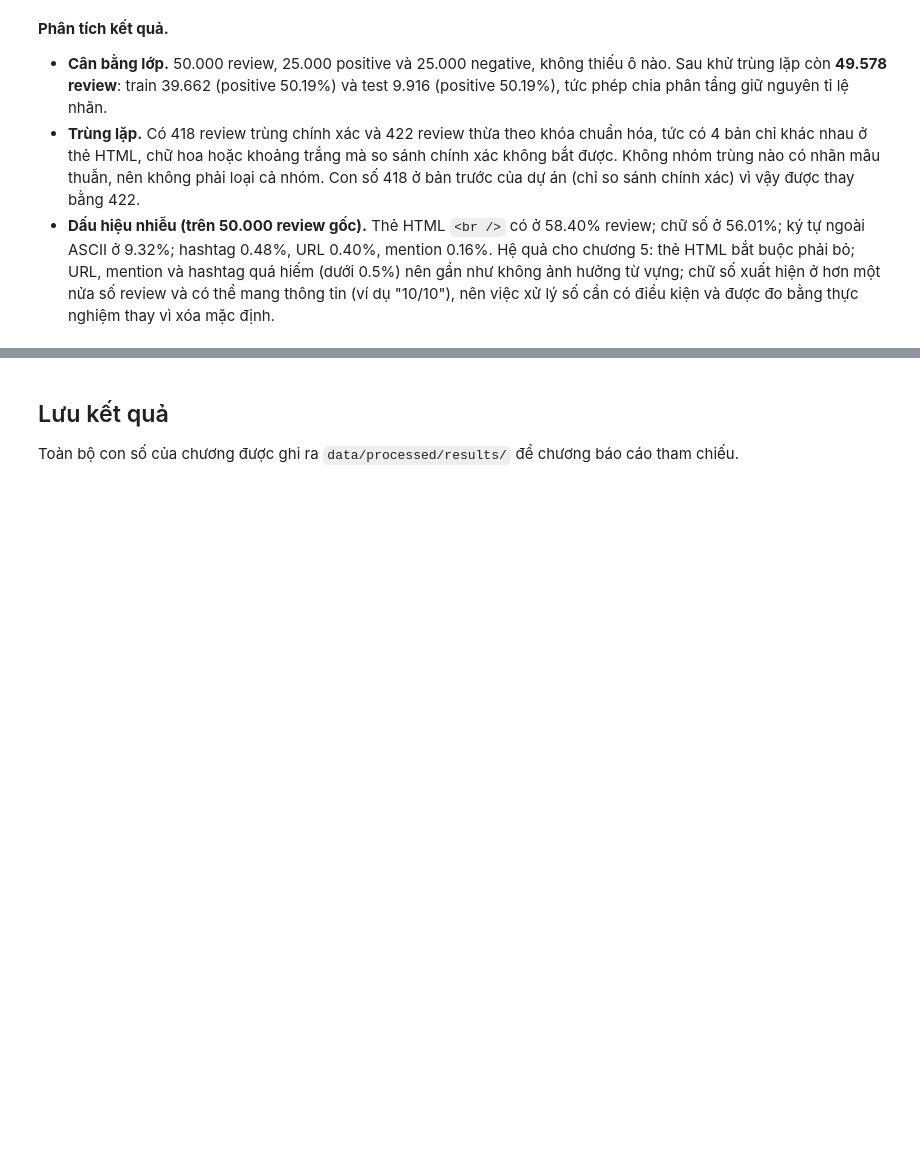
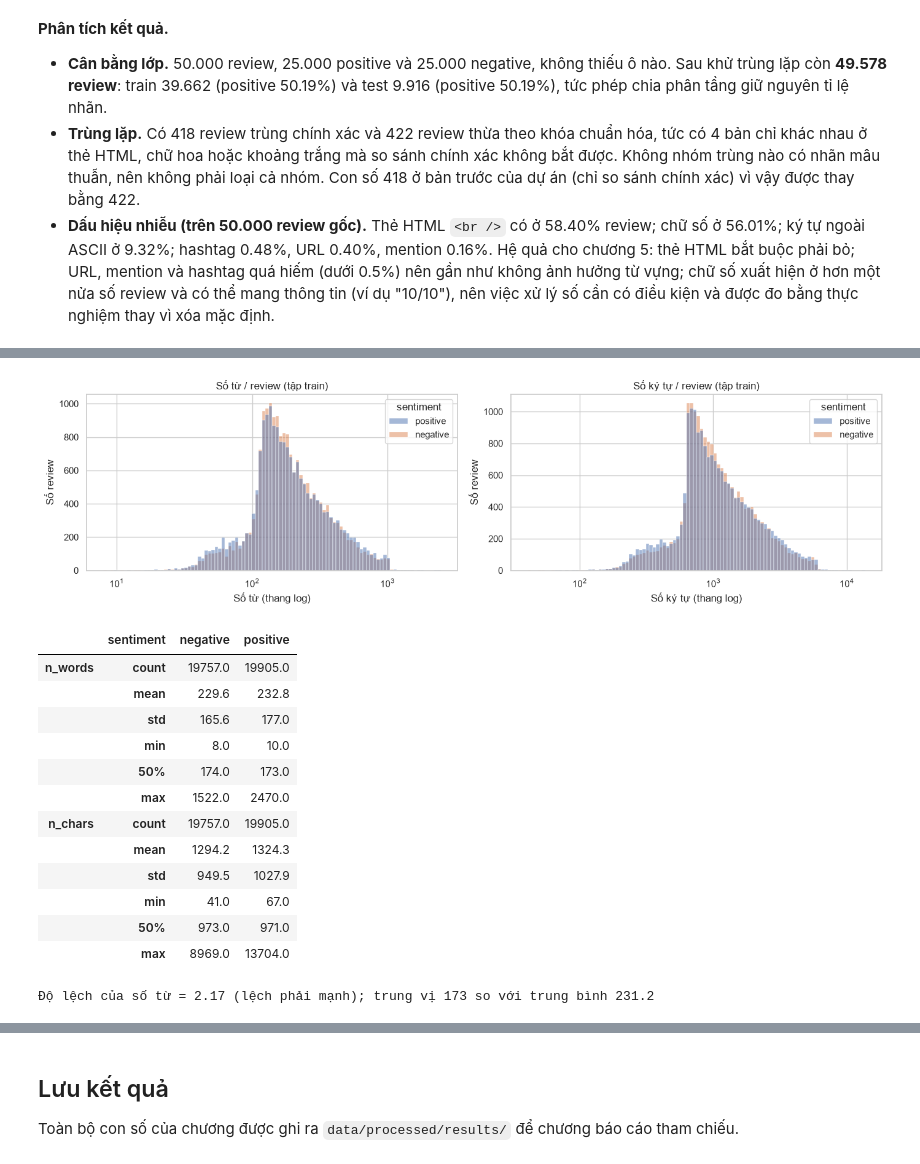
Before and after one commit to CaoThien1402/dm-preprocessing, a Jupyter notebook: book/04_text_eda.ipynb, the cells around one changed output, grey strips where cells are left out. Saved outputs shown, nothing was run; the diff lists cells and outputs as text; code cells hidden in the pictures; blank space fills up the shorter version.

```diff
--- a/book/04_text_eda.ipynb
+++ b/book/04_text_eda.ipynb
@@ -103,0 +116,36 @@ EDA dùng tập train: 39662 review (positive 19905, negative 19757)
+# %%
+train["n_chars"] = train["review"].str.len()
+train["n_words"] = train["review"].str.split().str.len()
+train["n_words_nohtml"] = train["review"].str.replace(r"<[^>]+>", " ", regex=True).str.split().str.len()  # kiểm tra độ nhạy
+pos, neg = train[train["label"] == 1], train[train["label"] == 0]
+
+fig, axes = plt.subplots(1, 2, figsize=(14, 4))
+sns.histplot(data=train, x="n_words", hue="sentiment", bins=100, log_scale=(True, False), ax=axes[0])
+sns.histplot(data=train, x="n_chars", hue="sentiment", bins=100, log_scale=(True, False), ax=axes[1])
+axes[0].set_title("Số từ / review (tập train)"); axes[0].set_xlabel("Số từ (thang log)"); axes[0].set_ylabel("Số review")
+axes[1].set_title("Số ký tự / review (tập train)"); axes[1].set_xlabel("Số ký tự (thang log)"); axes[1].set_ylabel("Số review")
+plt.tight_layout()
+plt.show()
+
+length_desc = train.groupby("sentiment")[["n_words", "n_chars"]].describe(percentiles=[0.5]).T
+display(length_desc.round(1))
+RESULTS["length_summary"] = {f"{a}|{b}": v for (a, b), v in length_desc.round(3).to_dict("index").items()}
+skew_words = float(stats.skew(train["n_words"]))
+print(f"Độ lệch của số từ = {skew_words:.2f} (lệch phải mạnh); trung vị {train['n_words'].median():.0f} so với trung bình {train['n_words'].mean():.1f}")
+RESULTS["n_words_skew"] = skew_words
+# %% [output]
+[figure, added]
+|  | sentiment | negative | positive |
+| n_words | count | 19757.0 | 19905.0 |
+|  | mean | 229.6 | 232.8 |
+|  | std | 165.6 | 177.0 |
+|  | min | 8.0 | 10.0 |
+|  | 50% | 174.0 | 173.0 |
+|  | max | 1522.0 | 2470.0 |
+| n_chars | count | 19757.0 | 19905.0 |
+|  | mean | 1294.2 | 1324.3 |
+|  | std | 949.5 | 1027.9 |
+|  | min | 41.0 | 67.0 |
+|  | 50% | 973.0 | 971.0 |
+|  | max | 8969.0 | 13704.0 |
+Độ lệch của số từ = 2.17 (lệch phải mạnh); trung vị 173 so với trung bình 231.2
```
Also changed, not shown: parts of 4 cells of this notebook, 1 other file.
